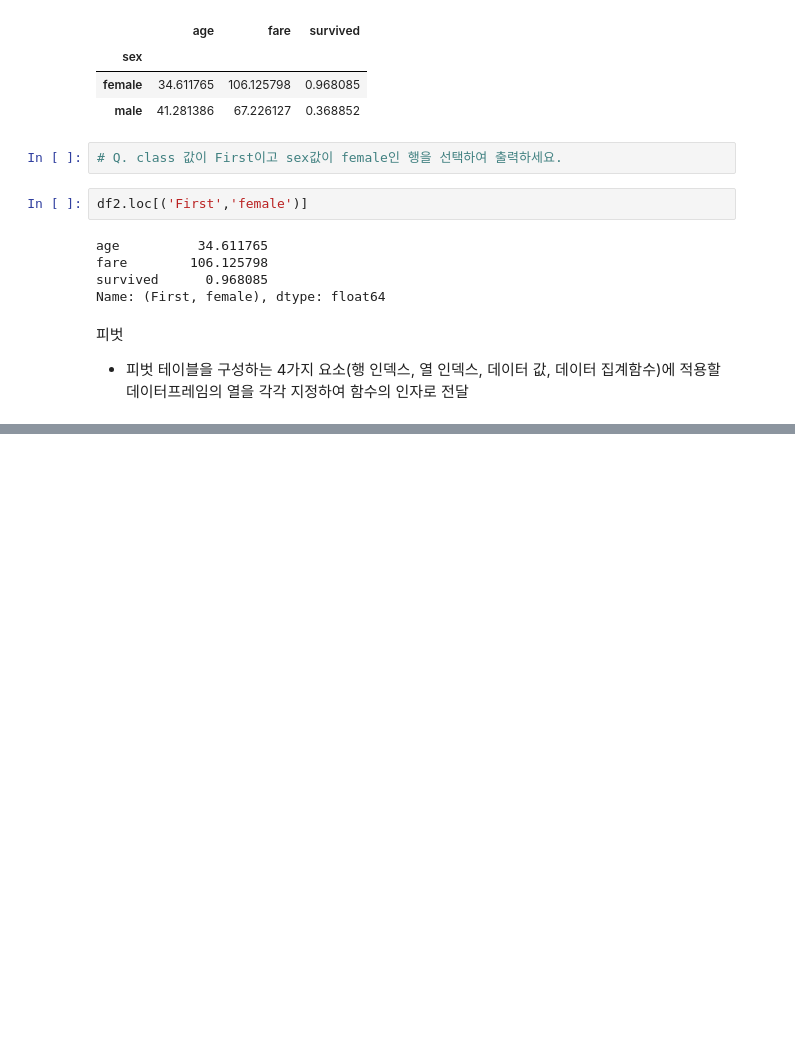
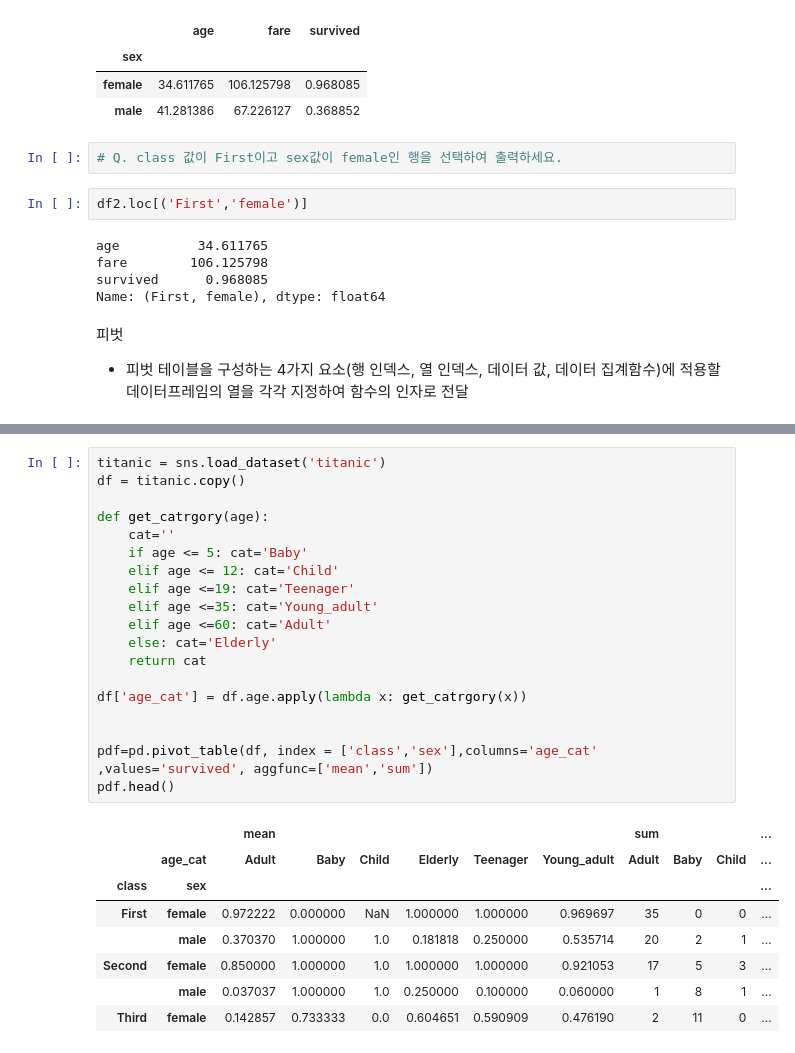
Before and after one commit to bnv20/kdt5, a Jupyter notebook: m2_분석라이브러리활용/pandas/pandas_응용.ipynb, the cells around one changed output, grey strips where cells are left out. Drawn from its saved outputs; the diff is of its cells as text; blank space fills up the shorter version.

```diff
--- a/m2_분석라이브러리활용/pandas/pandas_응용.ipynb
+++ b/m2_분석라이브러리활용/pandas/pandas_응용.ipynb
@@ -355,0 +489,28 @@ Name: (First, female), dtype: float64
+# %%
+titanic = sns.load_dataset('titanic')
+df = titanic.copy()
+
+def get_catrgory(age):
+    cat=''
+    if age <= 5: cat='Baby'
+    elif age <= 12: cat='Child'
+    elif age <=19: cat='Teenager'
+    elif age <=35: cat='Young_adult'
+    elif age <=60: cat='Adult'
+    else: cat='Elderly'
+    return cat
+
+df['age_cat'] = df.age.apply(lambda x: get_catrgory(x))
+
+
+pdf=pd.pivot_table(df, index = ['class','sex'],columns='age_cat' ,values='survived', aggfunc=['mean','sum'])
+pdf.head()
+# %% [output]
+|  |  | mean |  |  |  |  |  | sum |  |  | ... |
+|  | age_cat | Adult | Baby | Child | Elderly | Teenager | Young_adult | Adult | Baby | Child | ... |
+| class | sex |  |  |  |  |  |  |  |  |  | ... |
+| First | female | 0.972222 | 0.000000 | NaN | 1.000000 | 1.000000 | 0.969697 | 35 | 0 | 0 | ... |
+|  | male | 0.370370 | 1.000000 | 1.0 | 0.181818 | 0.250000 | 0.535714 | 20 | 2 | 1 | ... |
+| Second | female | 0.850000 | 1.000000 | 1.0 | 1.000000 | 1.000000 | 0.921053 | 17 | 5 | 3 | ... |
+|  | male | 0.037037 | 1.000000 | 1.0 | 0.250000 | 0.100000 | 0.060000 | 1 | 8 | 1 | ... |
+| Third | female | 0.142857 | 0.733333 | 0.0 | 0.604651 | 0.590909 | 0.476190 | 2 | 11 | 0 | ... |
```
Also changed, not shown: parts of 43 cells of this notebook.
